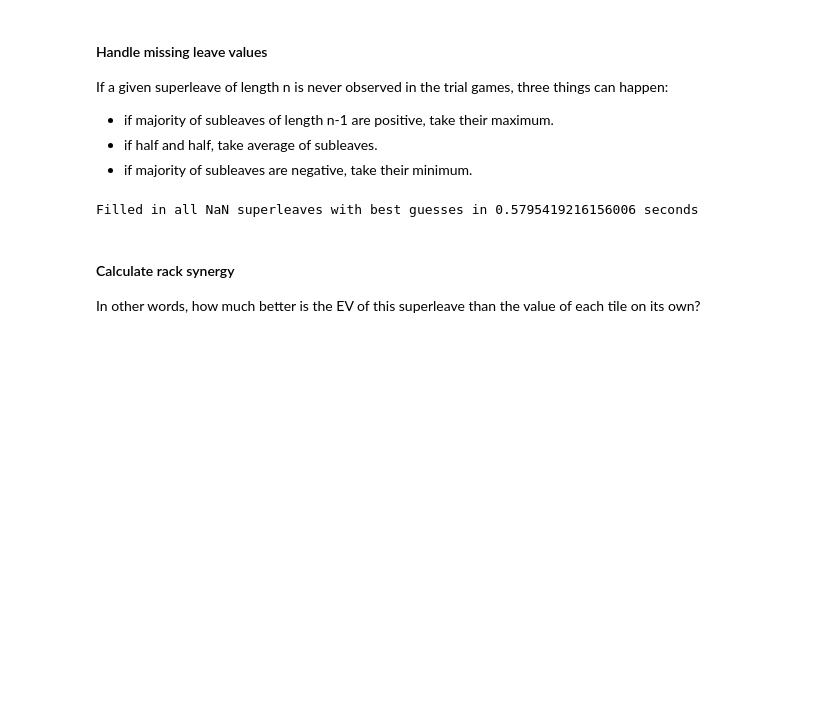
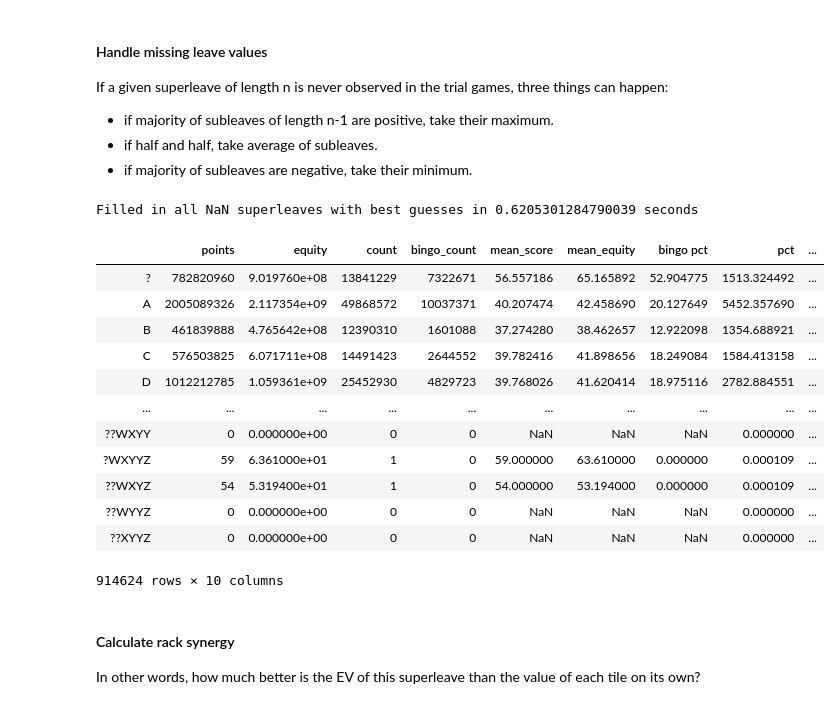
Before and after one commit to domino14/macondo, a Jupyter notebook: notebooks/superleaves/generate_superleaves.ipynb, the cells around one changed output. Saved outputs shown, nothing was run; the diff lists cells and outputs as text; code cells hidden in the pictures; blank space fills up the shorter version.

Commit message:
started tracking the equity of all plays made with a given superleave, instead of just raw points

```diff
--- a/notebooks/superleaves/generate_superleaves.ipynb
+++ b/notebooks/superleaves/generate_superleaves.ipynb
@@ -118,11 +118,14 @@ def find_subleaves(rack, min_length=1, max_length=6, duplicates_allowed = False)
 t0 = time.time()
 
 tile_limit = 1
+
+bingo_count = {x:0 for x in all_leaves}
+count = {x:0 for x in all_leaves}
+equity = {x:0 for x in all_leaves}
 points = {x:0 for x in all_leaves}
-count = {x:0 for x in all_leaves}
-bingo_count = {x:0 for x in all_leaves}
+row_count = 0
+total_equity = 0
 total_points = 0
-row_count = 0
 
 with open(log_file,'r') as f:
     moveReader = csv.reader(f)
@@ -139,17 +142,19 @@ with open(log_file,'r') as f:
         try:
             if int(row[10]) >= tile_limit:
 
+                total_equity += float(row[9])
                 total_points += int(row[5])
                 row_count += 1
 
                 for subleave in find_subleaves(row[3],
                         max_length=maximum_superleave_length):
+                    bingo_count[subleave] += row[7] == '7'
+                    count[subleave] += 1
+                    equity[subleave] += float(row[9])
                     points[subleave] += int(row[5])
-                    count[subleave] += 1
-                    bingo_count[subleave] += row[7] == '7'
         except:
             print(i,row)
-                u
+
 t1 = time.time()
 print('{} seconds to populate dictionaries'.format(t1-t0))
 # %% [output]
@@ -173,12 +178,16 @@ Processed 115000000 rows in 28395.0171687603 seconds
 # %%
 ev_df = pd.concat([pd.Series(points, name='points'),
+                  pd.Series(equity, name='equity'),
                   pd.Series(count, name='count'),
                   pd.Series(bingo_count, name='bingo_count')],
                   axis=1)
 # %%
 mean_score = total_points/row_count
+mean_equity = total_equity/row_count
 # %%
-ev_df['mean'] = ev_df['points']/ev_df['count']
+ev_df['mean_score'] = ev_df['points']/ev_df['count']
+ev_df['mean_equity'] = ev_df['equity']/ev_df['count']
 ev_df['bingo pct'] = 100*ev_df['bingo_count']/ev_df['count']
 ev_df['pct'] = 100*ev_df['count']/len(ev_df)
-ev_df['ev'] = ev_df['mean']-mean_score
+ev_df['adjusted_mean_score'] = ev_df['mean_score']-mean_score
+ev_df['ev'] = ev_df['mean_equity']-mean_equity
@@ -230,13 +224,29 @@ for leave in all_leaves:
 t1 = time.time()
 print('Filled in all NaN superleaves with best guesses in {} seconds'.format(t1-t0))
 # %% [output]
-Filled in all NaN superleaves with best guesses in 0.5795419216156006 seconds
+Filled in all NaN superleaves with best guesses in 0.6205301284790039 seconds
 # %%
 ev_df = ev_df.drop('ev', axis=1)
 ev_df = pd.concat([ev_df,pd.Series(ev_dict,name='ev')], axis=1)
 # %%
 ev_df['ev'].to_csv('leave_values_' + todays_date + '_filled_nulls.csv', index=True)
 ev_df.to_csv('leave_summary_' + todays_date + '_filled_nulls.csv', index=True)
+# %%
+ev_df
+# %% [output]
+|  | points | equity | count | bingo_count | mean_score | mean_equity | bingo pct | pct | ... |
+| ? | 782820960 | 9.019760e+08 | 13841229 | 7322671 | 56.557186 | 65.165892 | 52.904775 | 1513.324492 | ... |
+| A | 2005089326 | 2.117354e+09 | 49868572 | 10037371 | 40.207474 | 42.458690 | 20.127649 | 5452.357690 | ... |
+| B | 461839888 | 4.765642e+08 | 12390310 | 1601088 | 37.274280 | 38.462657 | 12.922098 | 1354.688921 | ... |
+| C | 576503825 | 6.071711e+08 | 14491423 | 2644552 | 39.782416 | 41.898656 | 18.249084 | 1584.413158 | ... |
+| D | 1012212785 | 1.059361e+09 | 25452930 | 4829723 | 39.768026 | 41.620414 | 18.975116 | 2782.884551 | ... |
+| ... | ... | ... | ... | ... | ... | ... | ... | ... | ... |
+| ??WXYY | 0 | 0.000000e+00 | 0 | 0 | NaN | NaN | NaN | 0.000000 | ... |
+| ?WXYYZ | 59 | 6.361000e+01 | 1 | 0 | 59.000000 | 63.610000 | 0.000000 | 0.000109 | ... |
+| ??WXYZ | 54 | 5.319400e+01 | 1 | 0 | 54.000000 | 53.194000 | 0.000000 | 0.000109 | ... |
+| ??WYYZ | 0 | 0.000000e+00 | 0 | 0 | NaN | NaN | NaN | 0.000000 | ... |
+| ??XYYZ | 0 | 0.000000e+00 | 0 | 0 | NaN | NaN | NaN | 0.000000 | ... |
+914624 rows × 10 columns
 # %% [markdown]
 #### Calculate rack synergy
 In other words, how much better is the EV of this superleave than the value of each tile on its own?
```
Also changed, not shown: parts of 6 cells of this notebook, 1 other file.
